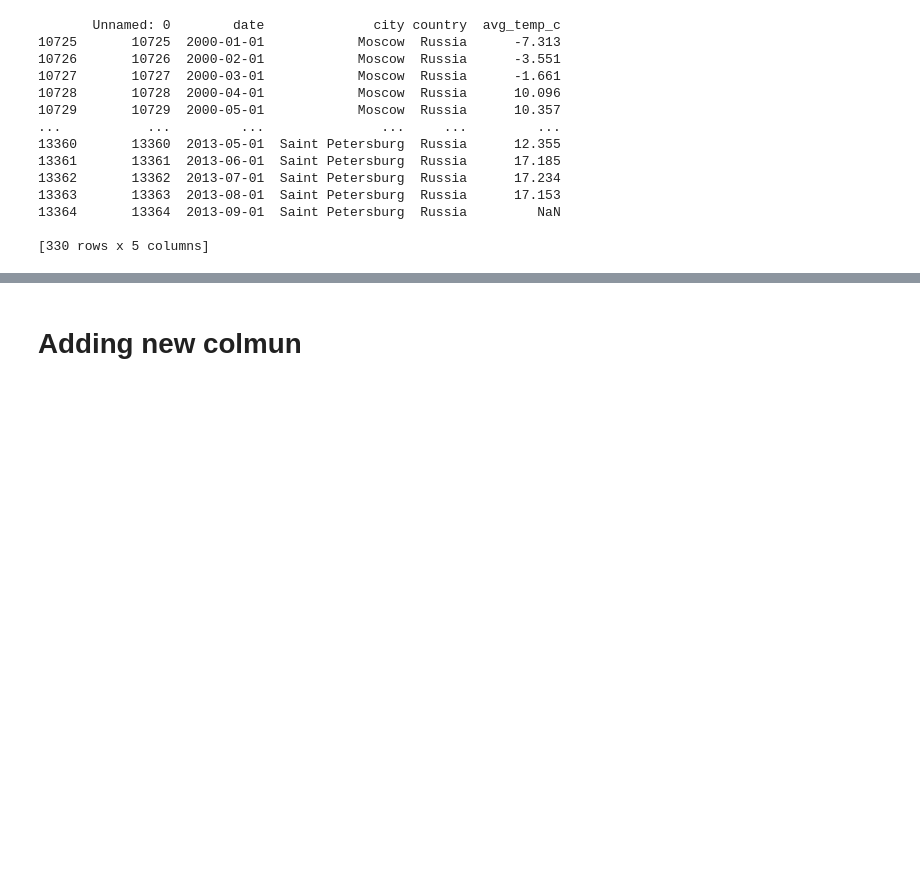
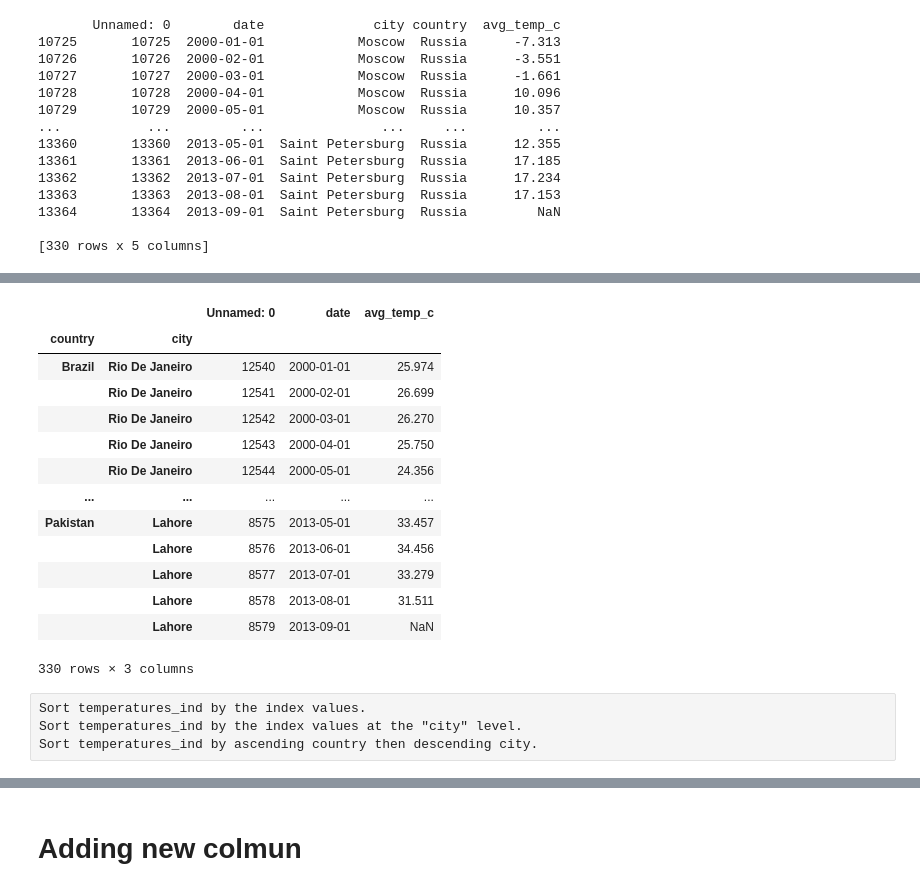
Before and after one commit to albertNSBM/Pandas_revision, a Jupyter notebook: Pandas_revision.ipynb, the cells around one changed output, grey strips where cells are left out. Saved outputs shown, nothing was run; the diff lists cells and outputs as text; code cells hidden in the pictures; blank space fills up the shorter version.

Commit message:
using loc

```diff
--- a/Pandas_revision.ipynb
+++ b/Pandas_revision.ipynb
@@ -607,0 +612,5 @@ print(temperatures[temperatures['city'].isin(cities)])
+# %%
+# setting country and city as the index of this dataset
+
+temperatures_ind=temperatures.set_index(['country','city'])
+temperatures_ind.head()
@@ -607,0 +625,26 @@ print(temperatures[temperatures['city'].isin(cities)])
+# %%
+# using iloc[] on tuples
+rows_to_keep=[('Brazil','Rio De Janeiro'),('Pakistan','Lahore')]
+# %%
+# printing a subse on temperature_ind using lo[]
+
+temperatures_ind.loc[rows_to_keep]
+# %% [output]
+|  |  | Unnamed: 0 | date | avg_temp_c |
+| country | city |  |  |  |
+| Brazil | Rio De Janeiro | 12540 | 2000-01-01 | 25.974 |
+|  | Rio De Janeiro | 12541 | 2000-02-01 | 26.699 |
+|  | Rio De Janeiro | 12542 | 2000-03-01 | 26.270 |
+|  | Rio De Janeiro | 12543 | 2000-04-01 | 25.750 |
+|  | Rio De Janeiro | 12544 | 2000-05-01 | 24.356 |
+| ... | ... | ... | ... | ... |
+| Pakistan | Lahore | 8575 | 2013-05-01 | 33.457 |
+|  | Lahore | 8576 | 2013-06-01 | 34.456 |
+|  | Lahore | 8577 | 2013-07-01 | 33.279 |
+|  | Lahore | 8578 | 2013-08-01 | 31.511 |
+|  | Lahore | 8579 | 2013-09-01 | NaN |
+330 rows × 3 columns
+# %% [raw]
+Sort temperatures_ind by the index values.
+Sort temperatures_ind by the index values at the "city" level.
+Sort temperatures_ind by ascending country then descending city.
```
Also changed, not shown: parts of 6 cells of this notebook.
